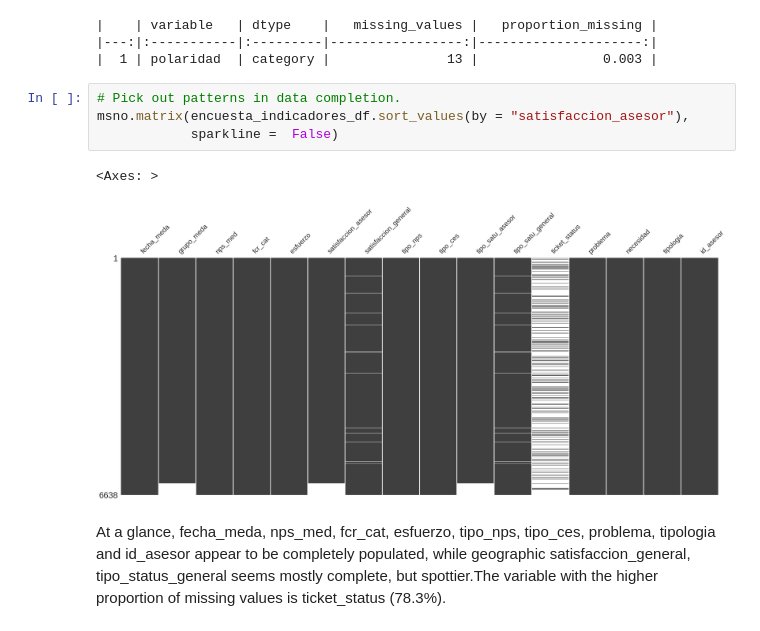
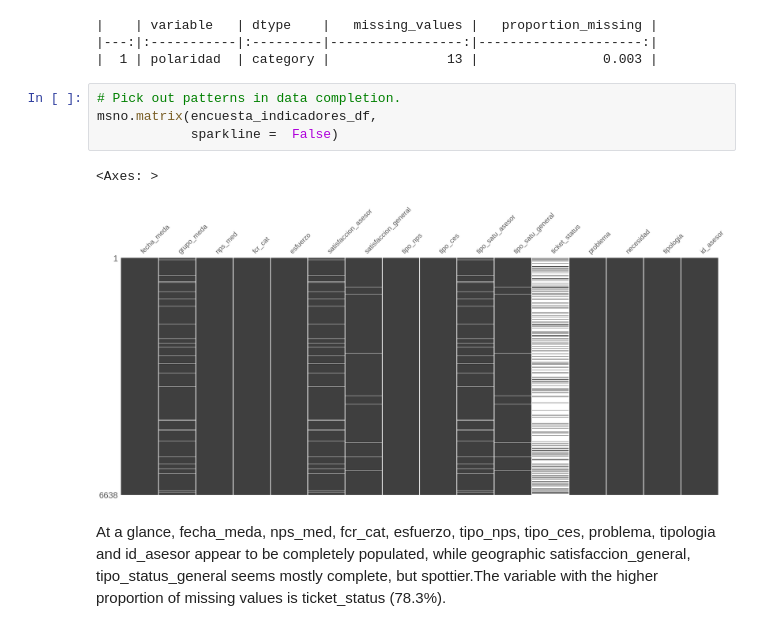
Before and after one commit to leandroaguazaco/data_science_portfolio, a Jupyter notebook: Projects/01-NPS_Analysis/P01_NPS_Analysis.ipynb, the cells around one changed output. Saved outputs shown, nothing was run; the diff lists cells and outputs as text.

```diff
--- a/Projects/01-NPS_Analysis/P01_NPS_Analysis.ipynb
+++ b/Projects/01-NPS_Analysis/P01_NPS_Analysis.ipynb
@@ -578,11 +579,11 @@ missing_plot_plotly(encuesta_df)
 |  1 | polaridad  | category |               13 |                0.003 |
 # %%
 # Pick out patterns in data completion.
-msno.matrix(encuesta_indicadores_df.sort_values(by = "satisfaccion_asesor"),
+msno.matrix(encuesta_indicadores_df,
             sparkline =  False)
 # %% [output]
 <Axes: >
-[figure, old version]
+[figure, new version]
 # %% [markdown]
 At a glance, fecha_meda, nps_med, fcr_cat, esfuerzo, tipo_nps, tipo_ces, problema, tipologia and id_asesor appear to be completely populated, while geographic satisfaccion_general, tipo_status_general seems mostly complete, but spottier.The variable with the higher proportion of missing values is ticket_status (78.3%).
 # %%
```
Also changed, not shown: parts of 7 cells of this notebook.
